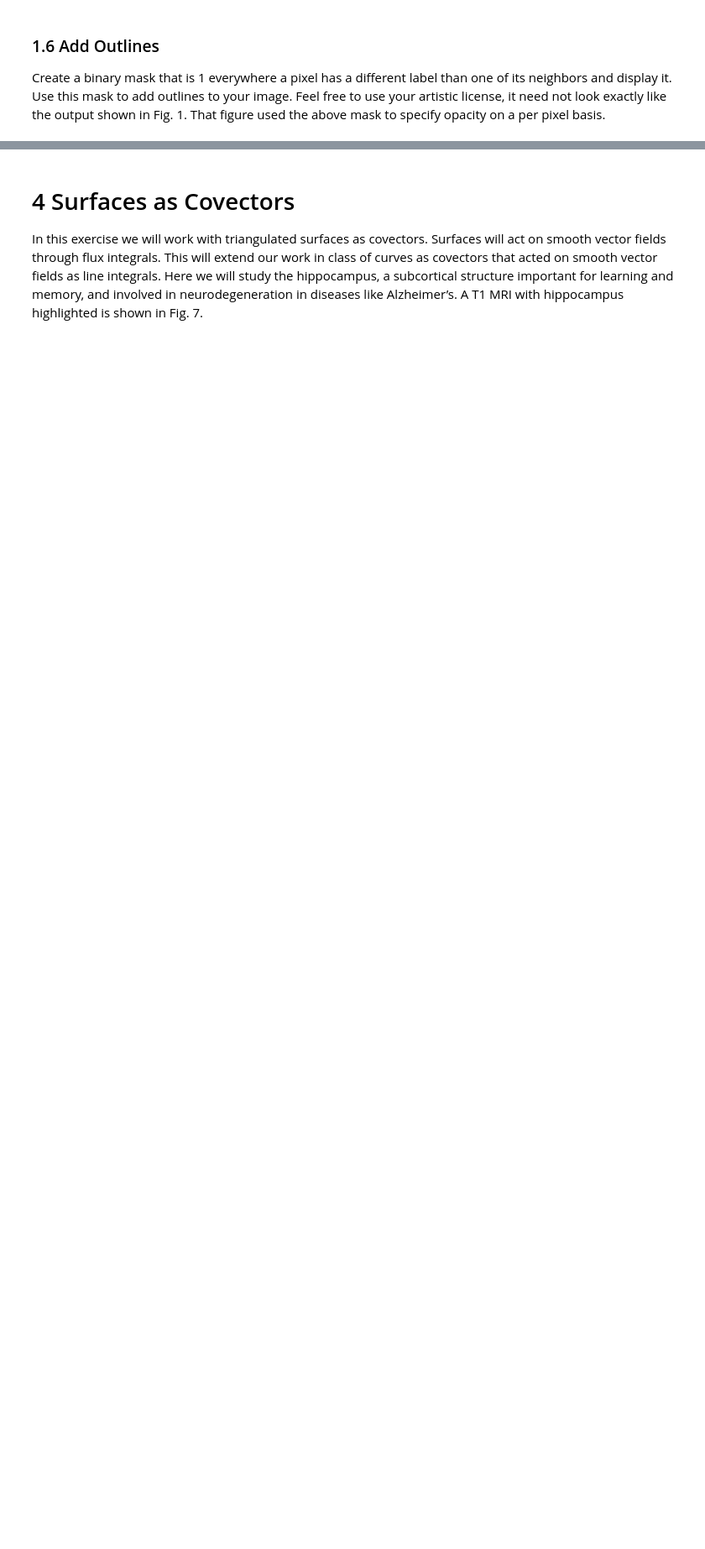
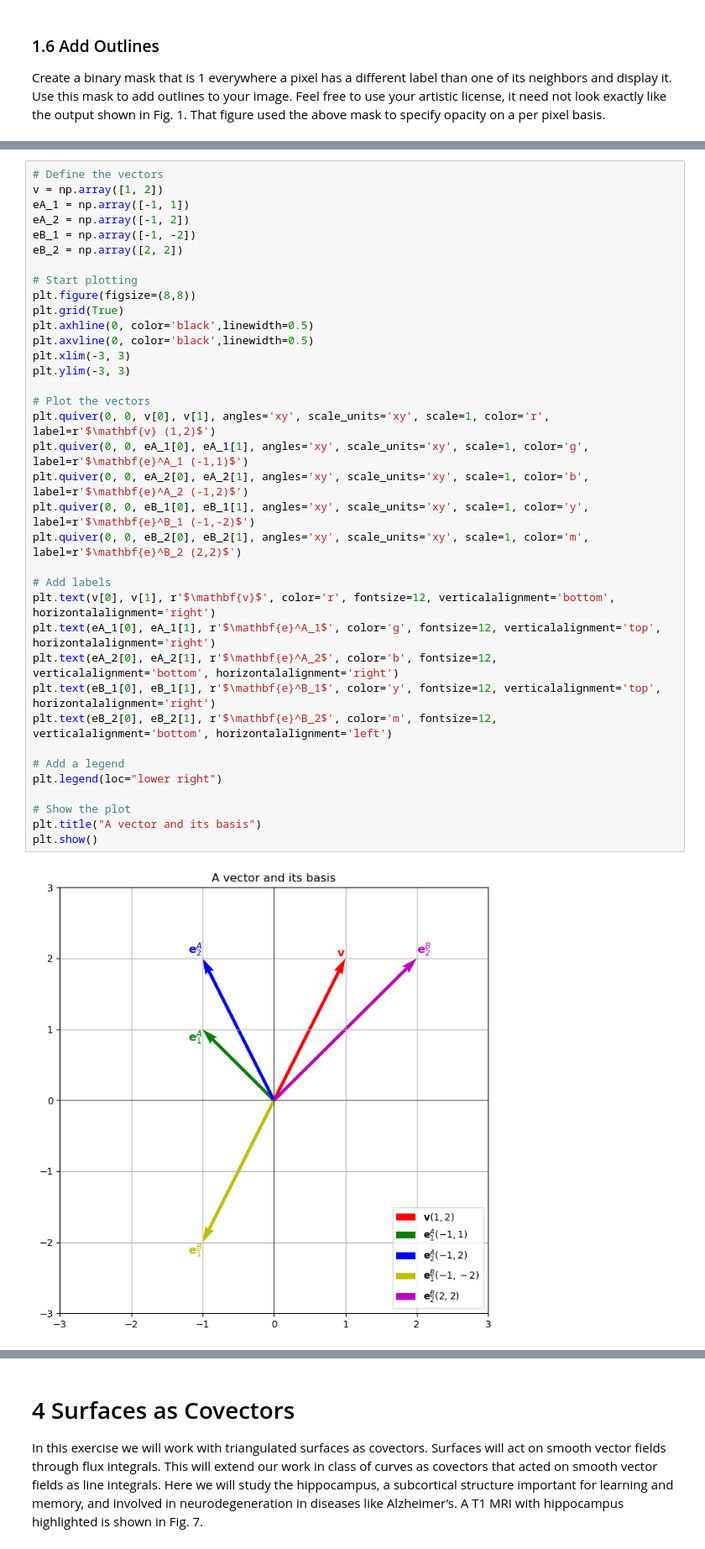
Before and after one commit to Simonlee711/UCLA-Grad-Courses, a Jupyter notebook: BIOMATH208/hw1/hw1.ipynb, the cells around one changed output, grey strips where cells are left out. Shown at 84% size. Cells and saved outputs as stored; diff of their text form; blank space fills up the shorter version.

```diff
--- a/BIOMATH208/hw1/hw1.ipynb
+++ b/BIOMATH208/hw1/hw1.ipynb
@@ -180,0 +199,38 @@ plt.show()
+# %%
+# Define the vectors
+v = np.array([1, 2])
+eA_1 = np.array([-1, 1])
+eA_2 = np.array([-1, 2])
+eB_1 = np.array([-1, -2])
+eB_2 = np.array([2, 2])
+
+# Start plotting
+plt.figure(figsize=(8,8))
+plt.grid(True)
+plt.axhline(0, color='black',linewidth=0.5)
+plt.axvline(0, color='black',linewidth=0.5)
+plt.xlim(-3, 3)
+plt.ylim(-3, 3)
+
+# Plot the vectors
+plt.quiver(0, 0, v[0], v[1], angles='xy', scale_units='xy', scale=1, color='r', label=r'$\mathbf{v} (1,2)$')
+plt.quiver(0, 0, eA_1[0], eA_1[1], angles='xy', scale_units='xy', scale=1, color='g', label=r'$\mathbf{e}^A_1 (-1,1)$')
+plt.quiver(0, 0, eA_2[0], eA_2[1], angles='xy', scale_units='xy', scale=1, color='b', label=r'$\mathbf{e}^A_2 (-1,2)$')
+plt.quiver(0, 0, eB_1[0], eB_1[1], angles='xy', scale_units='xy', scale=1, color='y', label=r'$\mathbf{e}^B_1 (-1,-2)$')
+plt.quiver(0, 0, eB_2[0], eB_2[1], angles='xy', scale_units='xy', scale=1, color='m', label=r'$\mathbf{e}^B_2 (2,2)$')
+
+# Add labels
+plt.text(v[0], v[1], r'$\mathbf{v}$', color='r', fontsize=12, verticalalignment='bottom', horizontalalignment='right')
+plt.text(eA_1[0], eA_1[1], r'$\mathbf{e}^A_1$', color='g', fontsize=12, verticalalignment='top', horizontalalignment='right')
+plt.text(eA_2[0], eA_2[1], r'$\mathbf{e}^A_2$', color='b', fontsize=12, verticalalignment='bottom', horizontalalignment='right')
+plt.text(eB_1[0], eB_1[1], r'$\mathbf{e}^B_1$', color='y', fontsize=12, verticalalignment='top', horizontalalignment='right')
+plt.text(eB_2[0], eB_2[1], r'$\mathbf{e}^B_2$', color='m', fontsize=12, verticalalignment='bottom', horizontalalignment='left')
+
+# Add a legend
+plt.legend(loc="lower right")
+
+# Show the plot
+plt.title("A vector and its basis")
+plt.show()
+# %% [output]
+[figure, added]
```
Also changed, not shown: parts of 23 cells of this notebook, 17 other files.
